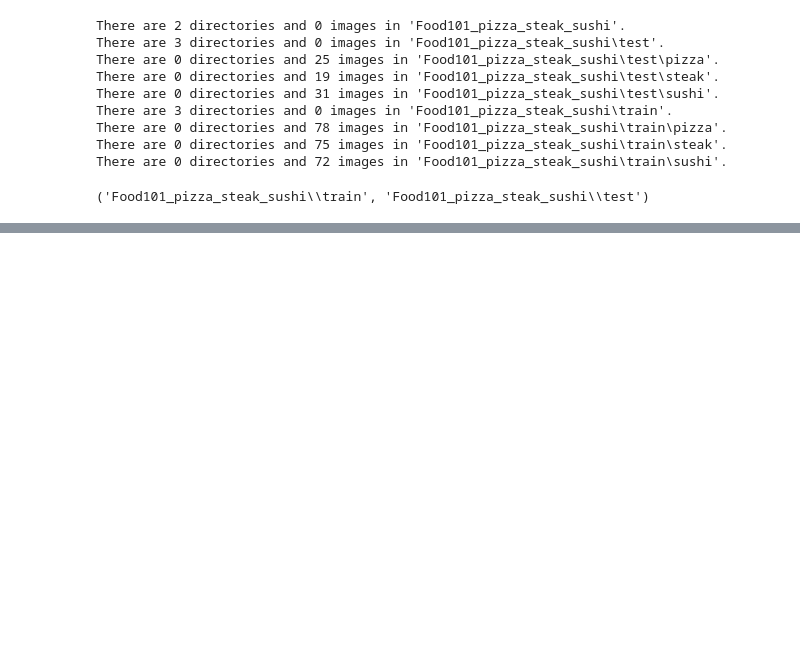
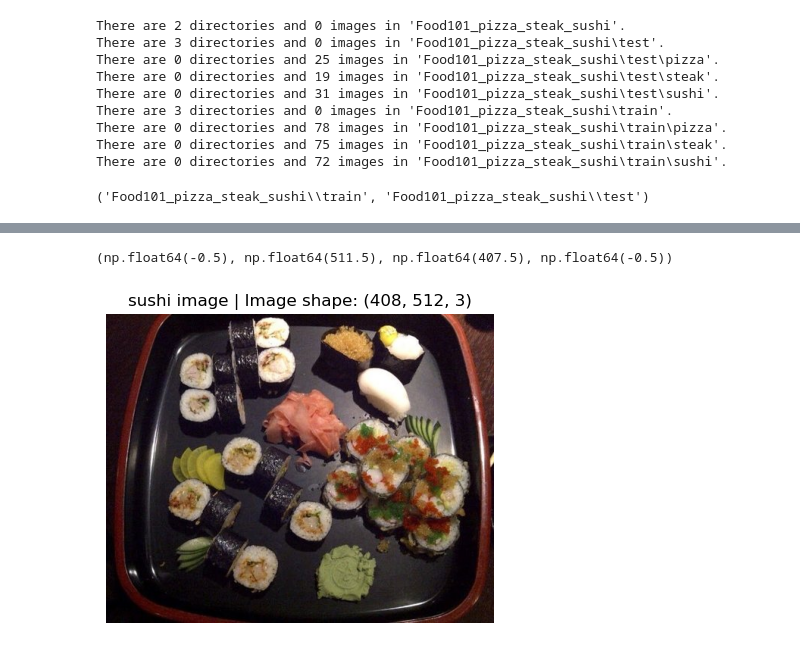
Before and after one commit to gvtsch/ZTM_Pytorch_ud, a Jupyter notebook: 04_pytorch_custom_datasets.ipynb, the cells around one changed output, grey strips where cells are left out. Drawn from its saved outputs; the diff is of its cells as text; code cells hidden in the pictures; blank space fills up the shorter version.

```diff
--- a/04_pytorch_custom_datasets.ipynb
+++ b/04_pytorch_custom_datasets.ipynb
@@ -117,0 +171,17 @@ train_dir, test_dir
+# %%
+import numpy as np
+import random
+
+# Visualize an image with matplotlib
+import matplotlib.pyplot as plt
+
+img_as_array = np.array(img)
+# Erst als array, bekommt man die Anzahl der Farbkanäle über shape
+
+plt.figure(figsize=(5,5))
+plt.imshow(img_as_array)
+plt.title(f"{image_class} image | Image shape: {img_as_array.shape}")
+plt.axis(False)
+# %% [output]
+(np.float64(-0.5), np.float64(511.5), np.float64(407.5), np.float64(-0.5))
+[figure, added]
```
Also changed, not shown: parts of 17 cells of this notebook, 1 other file.
